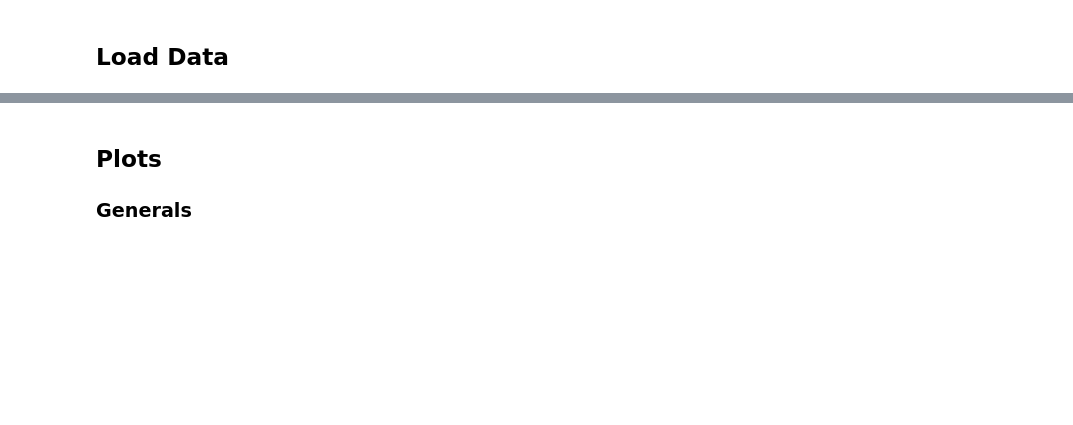
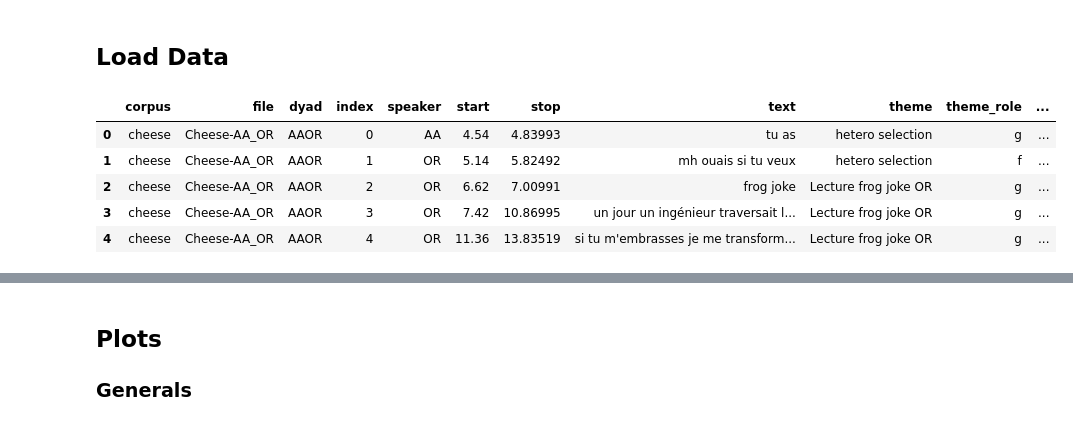
Before and after one commit to ejmaes/multimodal-itmodels, a Jupyter notebook: analysis/paco-cheese_entropy.ipynb, the cells around one changed output, grey strips where cells are left out. Drawn from its saved outputs; the diff is of its cells as text; code cells hidden in the pictures; blank space fills up the shorter version.

```diff
--- a/analysis/paco-cheese_entropy.ipynb
+++ b/analysis/paco-cheese_entropy.ipynb
@@ -18,6 +18,16 @@ data_path = {
     'rnn_context': os.path.join(data_folder, "pc_rnn3_c.csv"), # trained with context
     'gpt_context': os.path.join(data_folder, "pc_gpt1_c.csv"), # trained withOUT context, predicted with
 }
+# %%
+dftmp = pd.read_csv(os.path.join(data_folder, "paco-cheese.csv"))
+dftmp.head()
+# %% [output]
+|  | corpus | file | dyad | index | speaker | start | stop | text | theme | theme_role | ... |
+| 0 | cheese | Cheese-AA_OR | AAOR | 0 | AA | 4.54 | 4.83993 | tu as | hetero selection | g | ... |
+| 1 | cheese | Cheese-AA_OR | AAOR | 1 | OR | 5.14 | 5.82492 | mh ouais si tu veux | hetero selection | f | ... |
+| 2 | cheese | Cheese-AA_OR | AAOR | 2 | OR | 6.62 | 7.00991 | frog joke | Lecture frog joke OR | g | ... |
+| 3 | cheese | Cheese-AA_OR | AAOR | 3 | OR | 7.42 | 10.86995 | un jour un ingénieur traversait l... | Lecture frog joke OR | g | ... |
+| 4 | cheese | Cheese-AA_OR | AAOR | 4 | OR | 11.36 | 13.83519 | si tu m'embrasses je me transform... | Lecture frog joke OR | g | ... |
 # %%
 df = {}
 for k,v in data_path.items():
```
Also changed, not shown: parts of 7 cells of this notebook, 4 other files.
